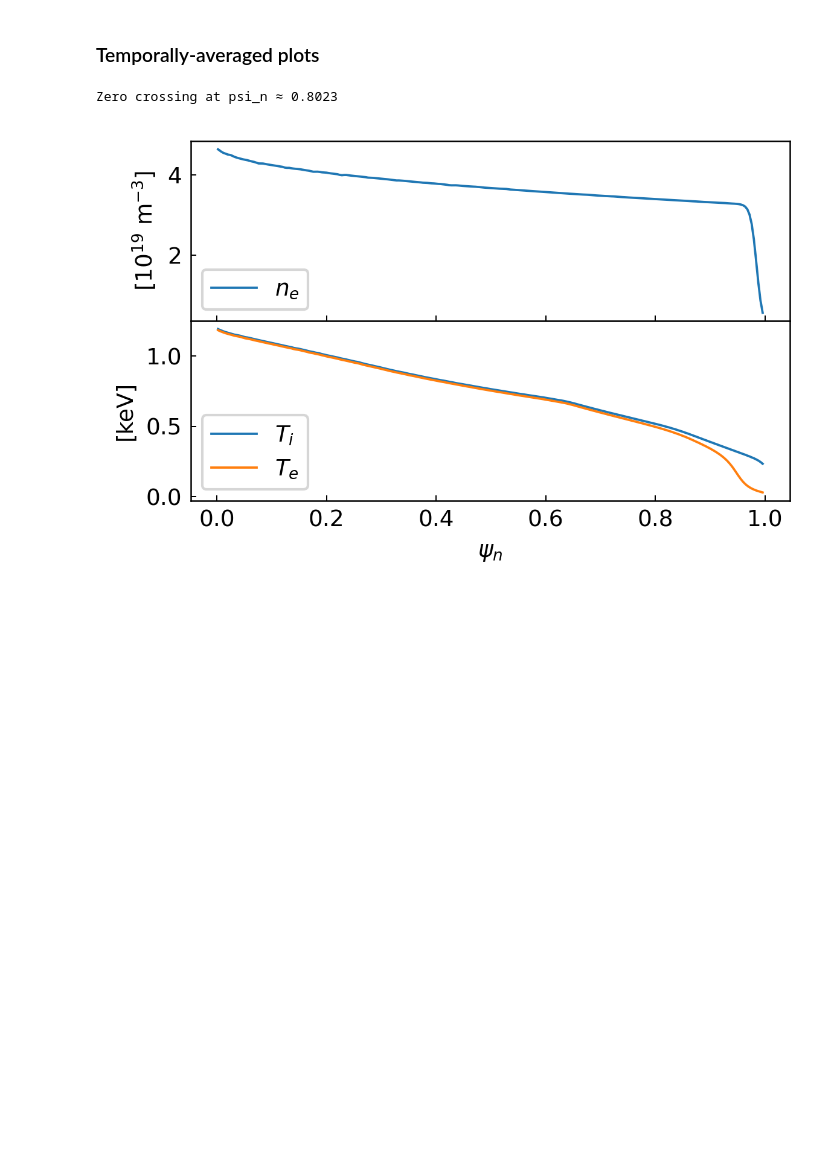
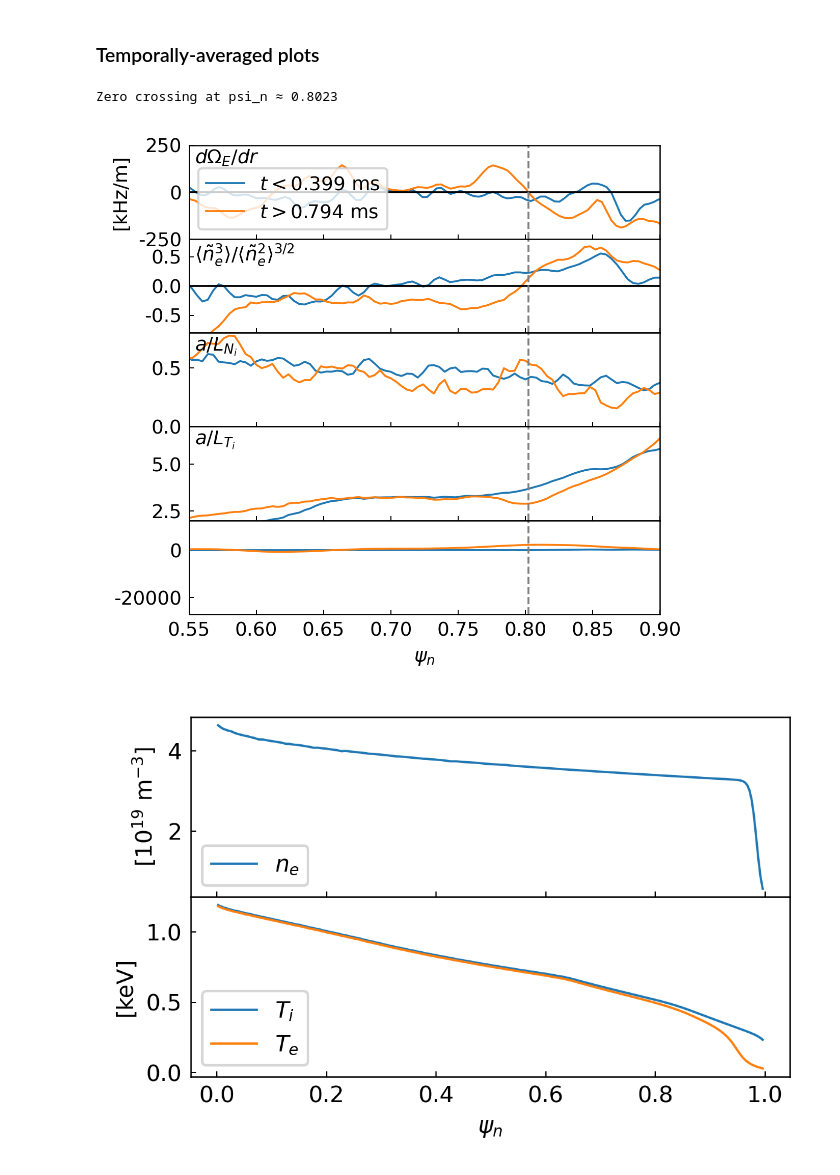
Before and after one commit to Maplenormandy/c1lgkt, a Jupyter notebook: bin/figures/jpp_figures.ipynb, the cells around one changed output. Drawn from its saved outputs; the diff is of its cells as text; code cells hidden in the pictures; blank space fills up the shorter version.

```diff
--- a/bin/figures/jpp_figures.ipynb
+++ b/bin/figures/jpp_figures.ipynb
@@ -341,7 +341,7 @@ plt.savefig('./outputs/jpp_figures/hovmoller_avalanches.png', dpi=300)
 # %%
 # %% Density skewness vs. shearless barrier
 
-%matplotlib qt
+%matplotlib inline
 
 text_props = {'x': 0.012, 'y': 0.97,
               'size': 9,
@@ -380,7 +380,7 @@ ax.plot(zpot_psi/eq.psix, -dzfield_0*1e-3, label=R'$t < ' + F"{t[100]*1e3:.3f}"
 ax.plot(zpot_psi/eq.psix, -dzfield_avg*1e-3, label=R'$t > ' + F"{t[200]*1e3:.3f}" + '$ ms')
 
 ax.axhline(0, color='k')
-ax.set_xlim(0.65, 0.9)
+ax.set_xlim(0.55, 0.9)
 ax.set_ylim(-250, 250)
 ax.xaxis.set_tick_params(labelbottom=False)
 ax.axvline(psi_zero, color='tab:gray', linestyle='--')
@@ -437,33 +437,34 @@ ax.axvline(psi_zero, color='tab:gray', linestyle='--')
 ax.text(s=R'$a/L_{T_i}$', transform=ax.transAxes, **text_props)
 
 
 ## Plot flow
 row += 1
 ax = fig.add_subplot(gs[row], sharex=ax)
 
 ax.plot(psi_mks/eq.psix, np.mean(i_parallel_flow[:100,:], axis=0))
 ax.plot(psi_mks/eq.psix, np.mean(i_parallel_flow[200:,:], axis=0))
 #ax.set_ylim(2.0, 7.0)
 ax.xaxis.set_tick_params(labelbottom=False)
 ax.axvline(psi_zero, color='tab:gray', linestyle='--')
 #ax.text(s=R'$a/L_{T_i}$', transform=ax.transAxes, **text_props)
 
 
 ax.xaxis.set_tick_params(labelbottom=True)
 ax.set_xlabel(R'$\psi_n$')
 
 # Combine legends from both axes
 #lines, labels = ax.get_legend_handles_labels()
 #lines2, labels2 = axt.get_legend_handles_labels()
 #ax.legend(lines + lines2, labels + labels2, loc='upper left')
 
 
 
 plt.tight_layout()
 plt.savefig('./outputs/jpp_figures/plot_shearless_comparison.pdf', dpi=300)
 plt.savefig('./outputs/jpp_figures/plot_shearless_comparison.png', dpi=300)
 # %% [output]
 Zero crossing at psi_n ≈ 0.8023
+[figure, added]
 # %%
 # %% Get reference data for profile plots
 # %%
```
Also changed, not shown: parts of 2 cells of this notebook, 3 other files.
